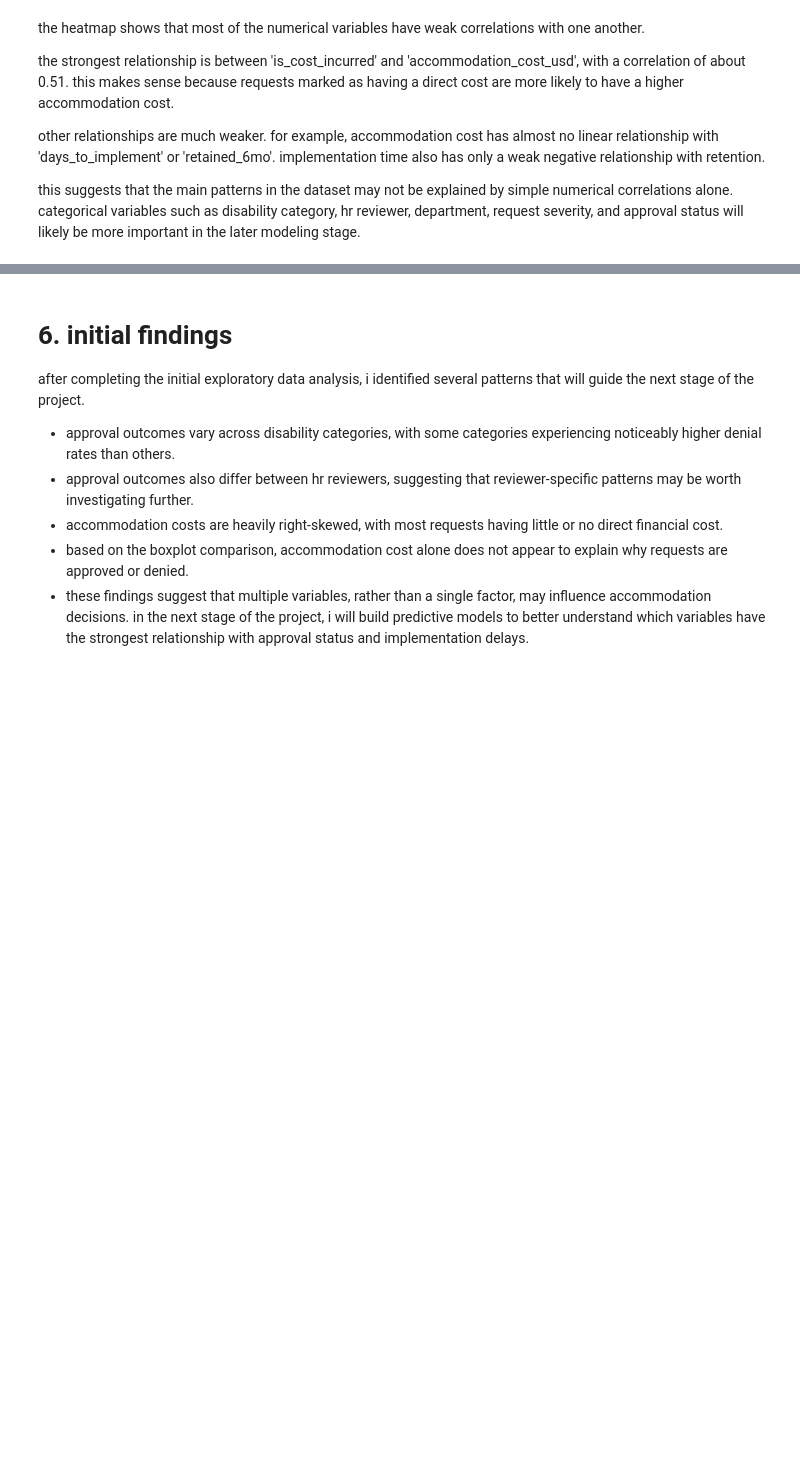
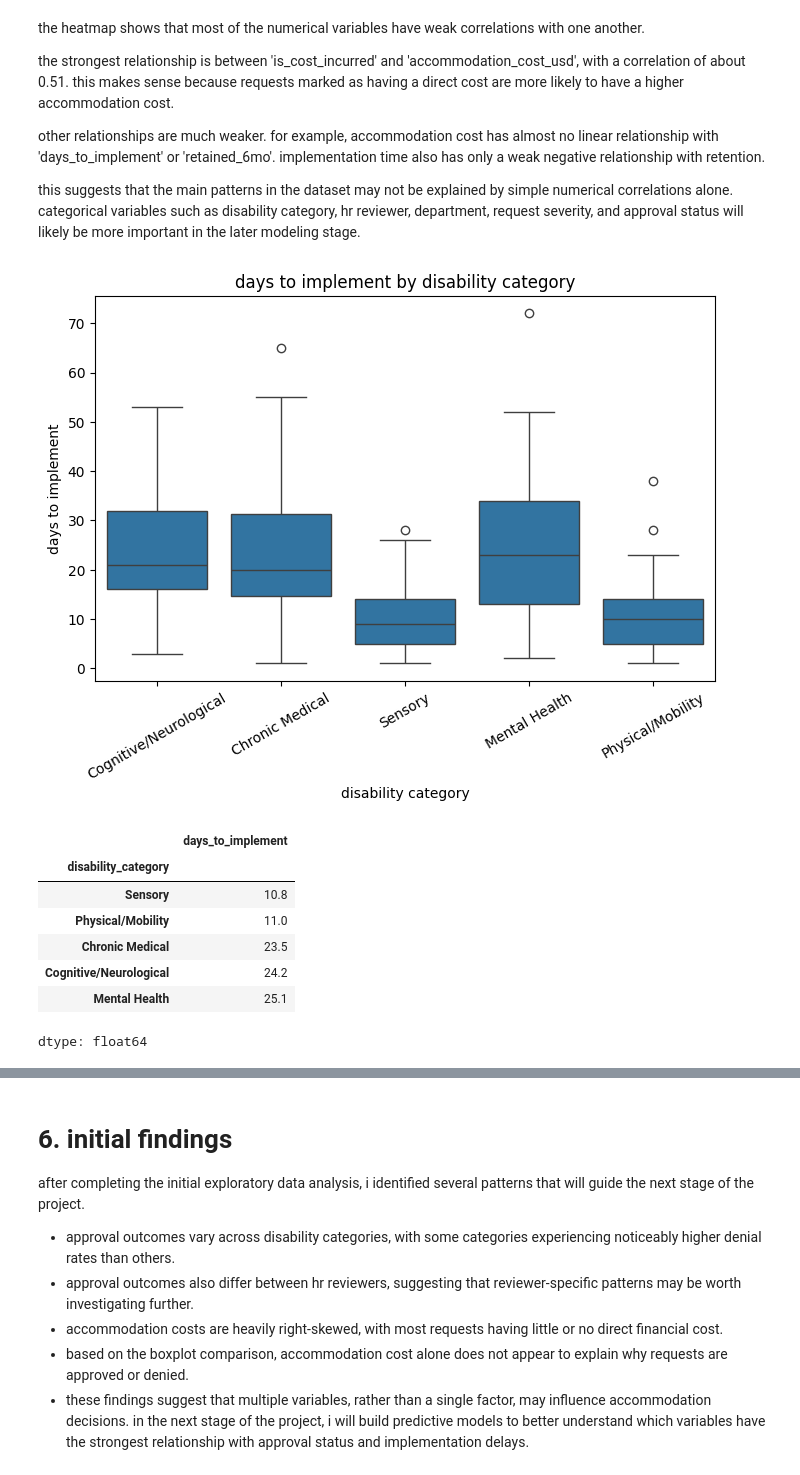
Before and after one commit to MSagri05/IAT461-Final-Project, a Jupyter notebook: workplace_accommodation_analysis.ipynb, the cells around one changed output, grey strips where cells are left out. Cells and saved outputs as stored; diff of their text form; code cells hidden in the pictures; blank space fills up the shorter version.

```diff
--- a/workplace_accommodation_analysis.ipynb
+++ b/workplace_accommodation_analysis.ipynb
@@ -571,3 +572,29 @@ the strongest relationship is between 'is_cost_incurred' and 'accommodation_cost
 other relationships are much weaker. for example, accommodation cost has almost no linear relationship with 'days_to_implement' or 'retained_6mo'. implementation time also has only a weak negative relationship with retention.
 
 this suggests that the main patterns in the dataset may not be explained by simple numerical correlations alone. categorical variables such as disability category, hr reviewer, department, request severity, and approval status will likely be more important in the later modeling stage.
+# %%
+implement_df = df[df["days_to_implement"].notna()]
+
+plt.figure(figsize=(8,5))
+sns.boxplot(
+    data=implement_df,
+    x="disability_category",
+    y="days_to_implement"
+)
+plt.title("days to implement by disability category")
+plt.xlabel("disability category")
+plt.ylabel("days to implement")
+plt.xticks(rotation=30)
+plt.show()
+
+implement_df.groupby("disability_category")["days_to_implement"].mean().round(1).sort_values()
+# %% [output]
+[figure, added]
+|  | days_to_implement |
+| disability_category |  |
+| Sensory | 10.8 |
+| Physical/Mobility | 11.0 |
+| Chronic Medical | 23.5 |
+| Cognitive/Neurological | 24.2 |
+| Mental Health | 25.1 |
+dtype: float64
```
Also changed, not shown: parts of 4 cells of this notebook.
